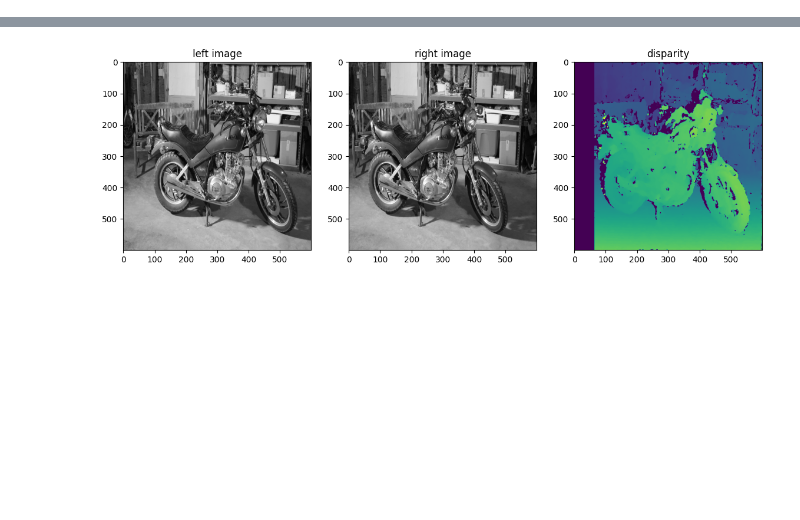
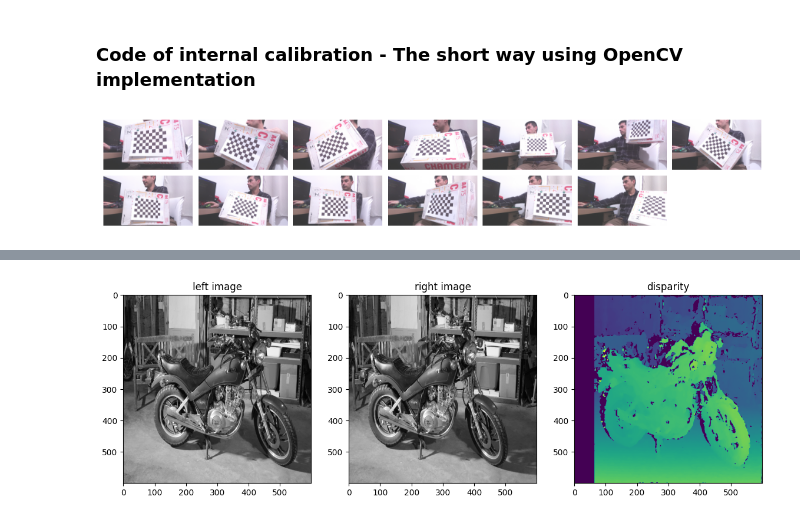
Before and after one commit to HumbertoDiego/lidar-experiments, a Jupyter notebook: Theory-SimpleStereo.ipynb, the cells around one changed output, grey strips where cells are left out. Drawn from its saved outputs; the diff is of its cells as text; code cells hidden in the pictures; blank space fills up the shorter version.

```diff
--- a/Theory-SimpleStereo.ipynb
+++ b/Theory-SimpleStereo.ipynb
@@ -376,0 +319,38 @@ Higher baselines provide more precise measure in $X_l,Y_l,Z_l$ coordinates. But
+# %% [markdown]
+### Code of internal calibration - The short way using OpenCV implementation
+# %%
+# Imports
+import os
+import cv2
+from tqdm import tqdm
+import numpy as np
+import matplotlib.pyplot as plt
+
+# Open Data
+folder = "./calib_imgs/calib_photos_Pi_NOIR_2.1/"
+images = [cv2.imread(f"{folder}{f}") for f in os.listdir(folder) if ".jpg" in f]
+# %%
+# Functions
+def print_table(matrix):
+    s = [[str(e) for e in row] for row in matrix]
+    lens = [max(map(len, col)) for col in zip(*s)]
+    fmt = '\t'.join('{{:{}}}'.format(x) for x in lens)
+    table = [fmt.format(*row) for row in s]
+    print('\n'.join(table))
+
+def plotar(imgs):
+    f, ax = plt.subplots(2,7, figsize=(9,6), layout="compressed")
+    for i in range(0,7):
+        ax[0,i].imshow(cv2.cvtColor(imgs[i], cv2.COLOR_BGR2RGB))
+        try:
+            ax[1,i].imshow(cv2.cvtColor(imgs[i+7], cv2.COLOR_BGR2RGB))
+        except IndexError:
+            pass
+        ax[0,i].axis('off')
+        ax[1,i].axis('off')
+    plt.show()
+
+# Display what we got
+plotar(images)
+# %% [output]
+[figure, added]
```
Also changed, not shown: parts of 14 cells of this notebook, 5 other files.
